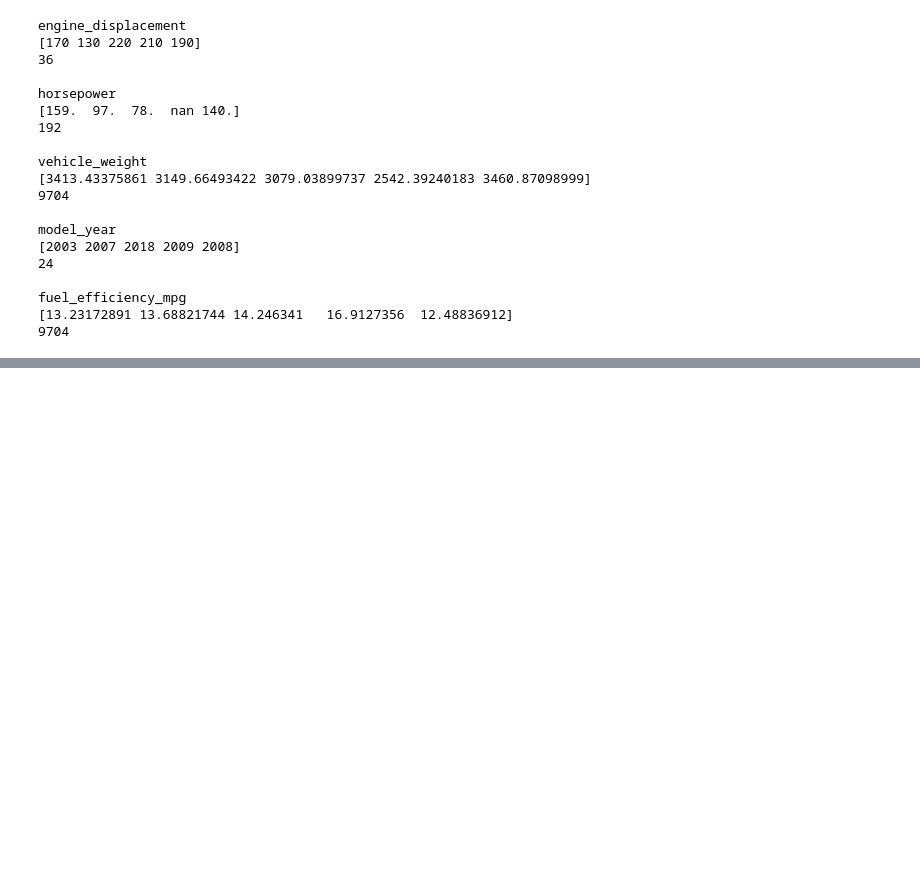
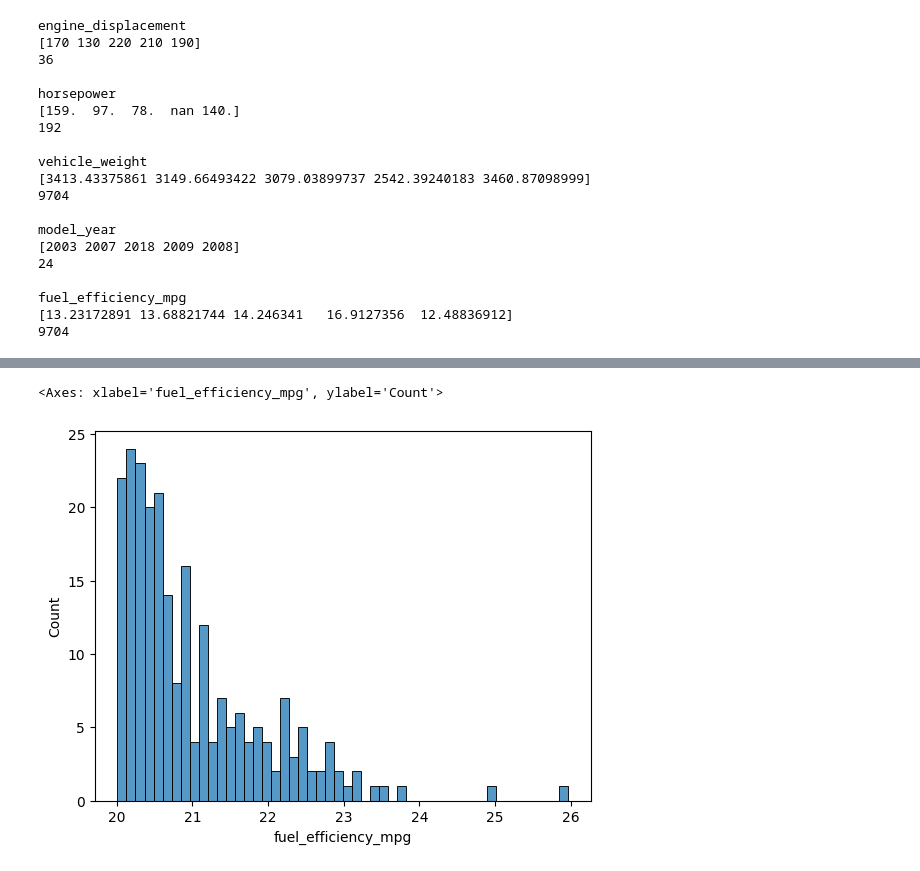
Before and after one commit to dscoder351/machine-learning-zoomcamp-hw2025, a Jupyter notebook: 02-regression/homework02.ipynb, the cells around one changed output, grey strips where cells are left out. Saved outputs shown, nothing was run; the diff lists cells and outputs as text; code cells hidden in the pictures; blank space fills up the shorter version.

```diff
--- a/02-regression/homework02.ipynb
+++ b/02-regression/homework02.ipynb
@@ -87,0 +115,5 @@ fuel_efficiency_mpg
+# %%
+sns.histplot(car_data.fuel_efficiency_mpg[ (car_data.fuel_efficiency_mpg >20) & (car_data.fuel_efficiency_mpg < 50)], bins=50)
+# %% [output]
+<Axes: xlabel='fuel_efficiency_mpg', ylabel='Count'>
+[figure, added]
```
Also changed, not shown: parts of 69 cells of this notebook.
